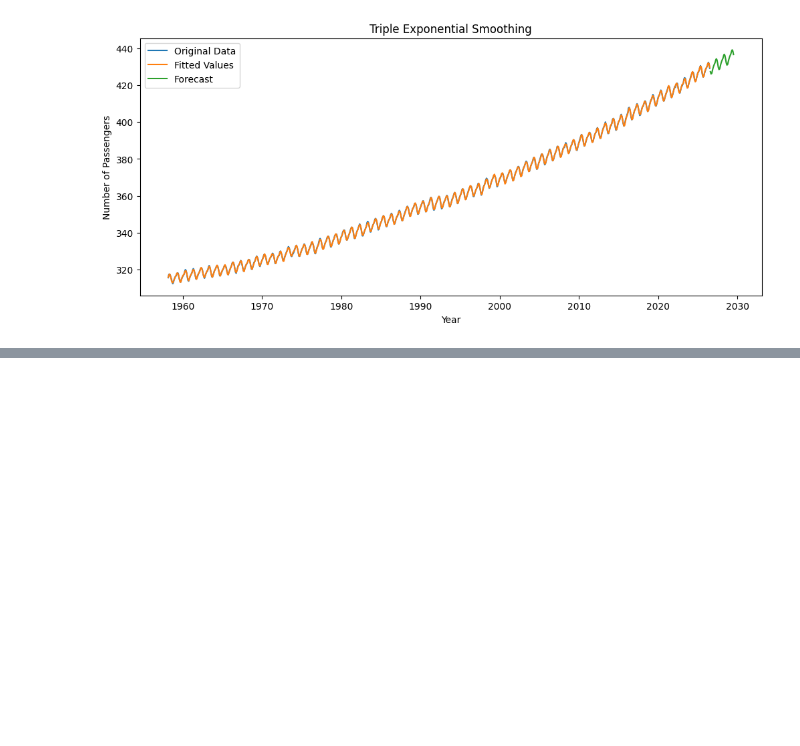
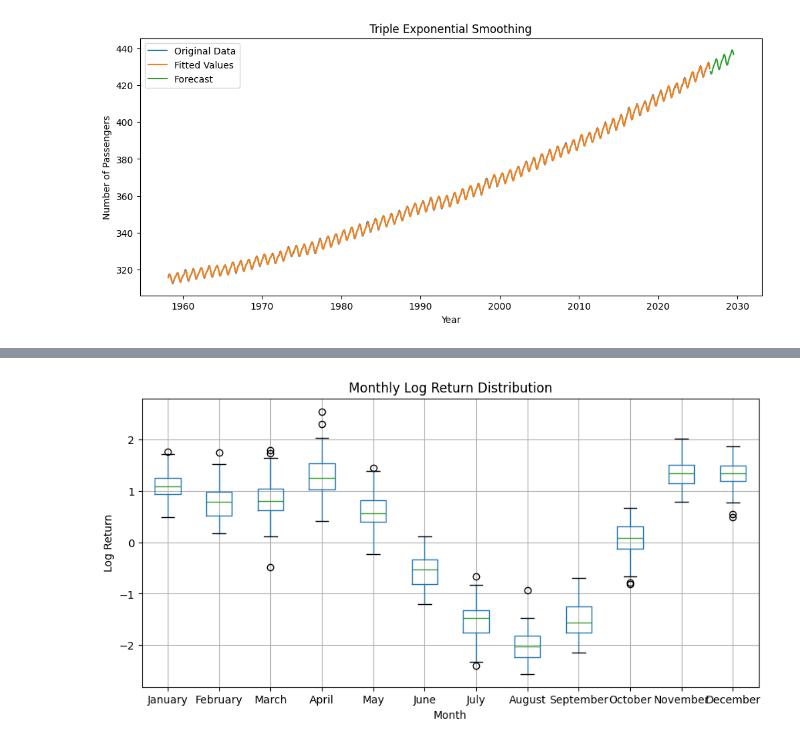
Before and after one commit to the-paulbear/noaa-greenhouse-gas-forecasting, a Jupyter notebook: CO2.ipynb, the cells around one changed output, grey strips where cells are left out. Saved outputs shown, nothing was run; the diff lists cells and outputs as text; code cells hidden in the pictures; blank space fills up the shorter version.

```diff
--- a/CO2.ipynb
+++ b/CO2.ipynb
@@ -156,0 +247,26 @@ plt.show()
+# %%
+import calendar
+
+# Ordered list of month names
+month_order = list(calendar.month_name[1:])   # ['January', 'February', ..., 'December']
+
+natgas_diff = df.dropna().copy()
+natgas_diff.loc[:, 'Month'] = natgas_diff.index.month_name()
+
+# Convert Month column to ordered categorical
+natgas_diff['Month'] = pd.Categorical(
+    natgas_diff['Month'],
+    categories=month_order,
+    ordered=True
+)
+
+fig, ax = plt.subplots(figsize=(10,5))
+natgas_diff.boxplot(column='Difference', by='Month', ax=ax)
+ax.set_title("Monthly Log Return Distribution")
+plt.suptitle("")
+ax.set_xlabel("Month")
+ax.set_ylabel("Log Return")
+ax.grid(True)
+plt.show()
+# %% [output]
+[figure, added]
```
Also changed, not shown: parts of 5 cells of this notebook.
